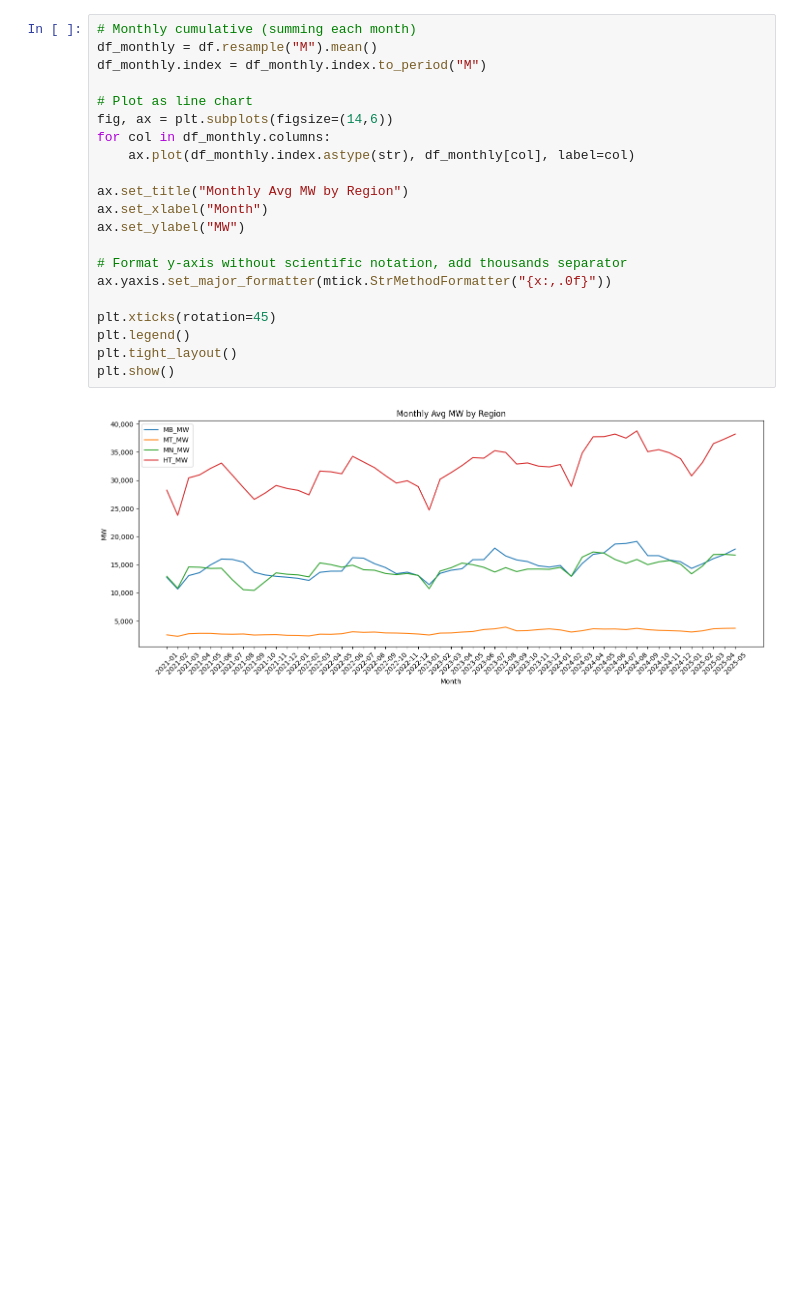
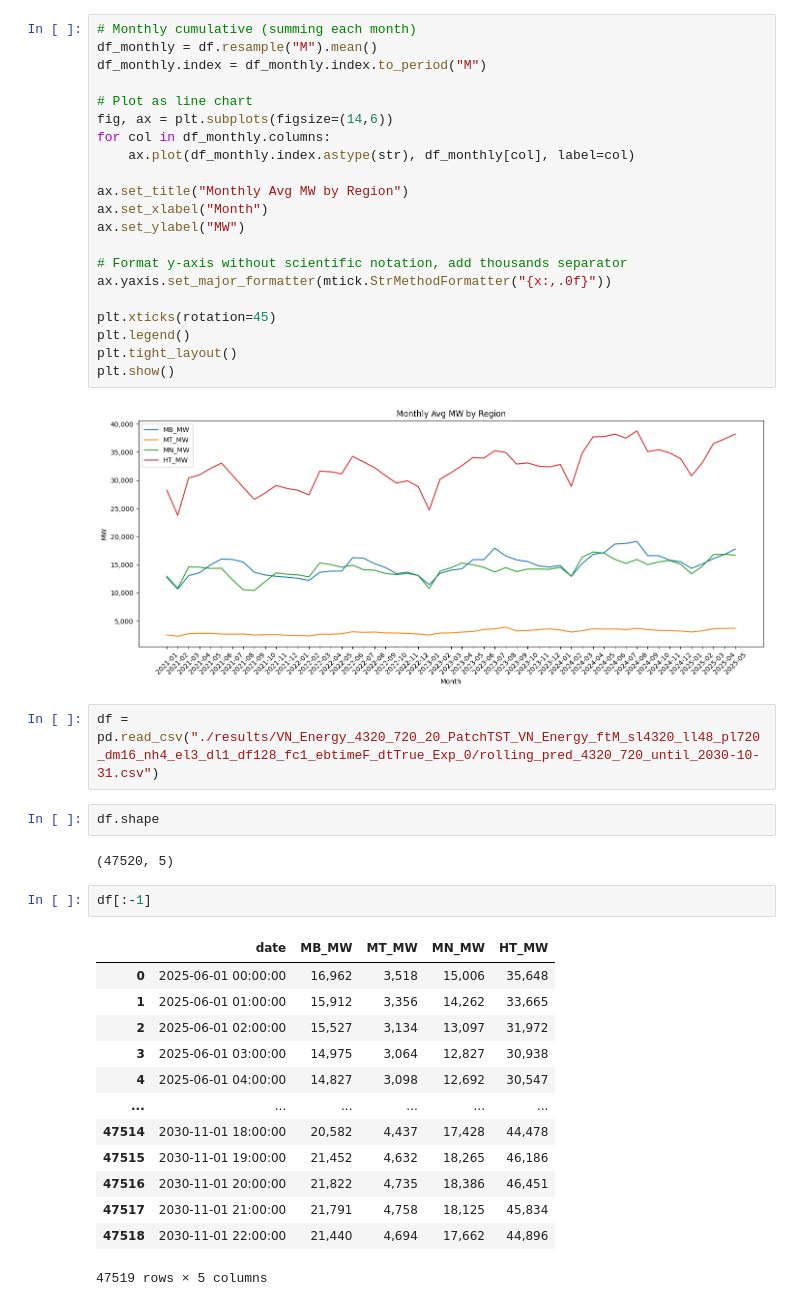
Before and after one commit to tuanhoang-ceccs/PatchTST, a Jupyter notebook: PatchTST_supervised/vn_energy.ipynb, the cells around one changed output. Saved outputs shown, nothing was run; the diff lists cells and outputs as text; blank space fills up the shorter version.

```diff
--- a/PatchTST_supervised/vn_energy.ipynb
+++ b/PatchTST_supervised/vn_energy.ipynb
@@ -151,3 +152,25 @@ plt.tight_layout()
 plt.show()
 # %% [output]
 [figure]
+# %%
+df = pd.read_csv("./results/VN_Energy_4320_720_20_PatchTST_VN_Energy_ftM_sl4320_ll48_pl720_dm16_nh4_el3_dl1_df128_fc1_ebtimeF_dtTrue_Exp_0/rolling_pred_4320_720_until_2030-10-31.csv")
+# %%
+df.shape
+# %% [output]
+(47520, 5)
+# %%
+df[:-1]
+# %% [output]
+|  | date | MB_MW | MT_MW | MN_MW | HT_MW |
+| 0 | 2025-06-01 00:00:00 | 16,962 | 3,518 | 15,006 | 35,648 |
+| 1 | 2025-06-01 01:00:00 | 15,912 | 3,356 | 14,262 | 33,665 |
+| 2 | 2025-06-01 02:00:00 | 15,527 | 3,134 | 13,097 | 31,972 |
+| 3 | 2025-06-01 03:00:00 | 14,975 | 3,064 | 12,827 | 30,938 |
+| 4 | 2025-06-01 04:00:00 | 14,827 | 3,098 | 12,692 | 30,547 |
+| ... | ... | ... | ... | ... | ... |
+| 47514 | 2030-11-01 18:00:00 | 20,582 | 4,437 | 17,428 | 44,478 |
+| 47515 | 2030-11-01 19:00:00 | 21,452 | 4,632 | 18,265 | 46,186 |
+| 47516 | 2030-11-01 20:00:00 | 21,822 | 4,735 | 18,386 | 46,451 |
+| 47517 | 2030-11-01 21:00:00 | 21,791 | 4,758 | 18,125 | 45,834 |
+| 47518 | 2030-11-01 22:00:00 | 21,440 | 4,694 | 17,662 | 44,896 |
+47519 rows × 5 columns
```
Also changed, not shown: parts of 8 cells of this notebook, 26 other files.
